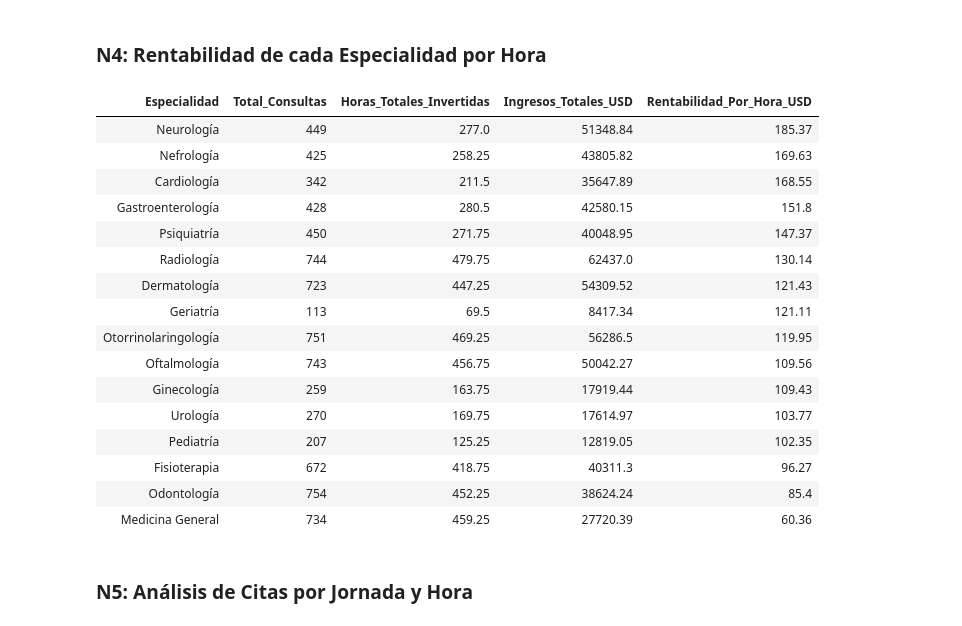
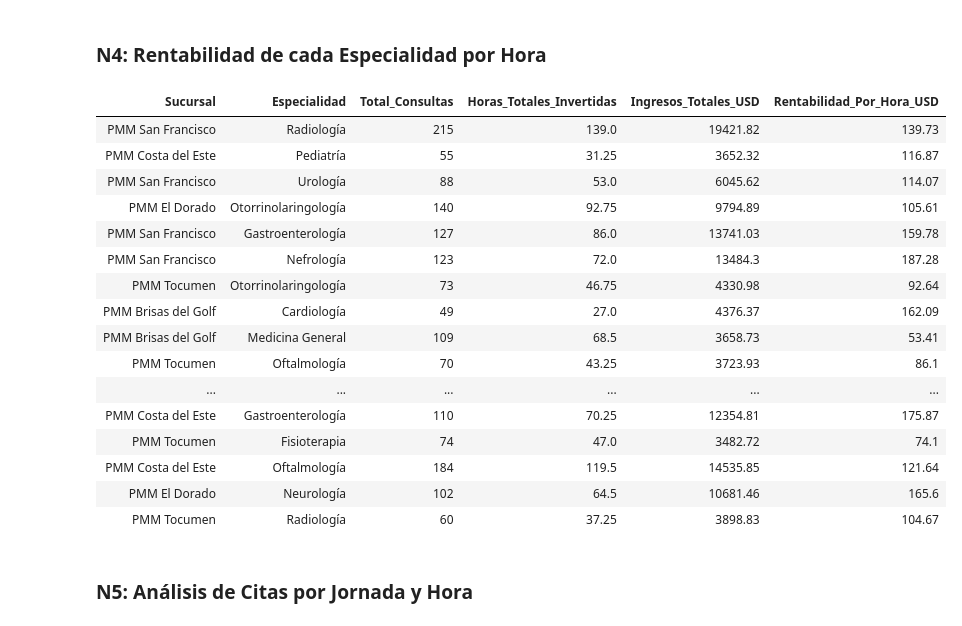
Before and after one commit to Akaru0/Panama-Metropolitan-Medical---Proyecto-Databricks, a Jupyter notebook: 04_analisis_sql.ipynb, the cells around one changed output. Saved outputs shown, nothing was run; the diff lists cells and outputs as text; code cells hidden in the pictures.

```diff
--- a/04_analisis_sql.ipynb
+++ b/04_analisis_sql.ipynb
@@ -90,35 +128,35 @@ SELECT * FROM segmentacion_demografica;
 # %%
 %sql
 CREATE OR REPLACE TABLE rentabilidad_especialidad AS
 SELECT
+    nom_sucursal AS Sucursal,
     especialidad_medica AS Especialidad,
     COUNT(*) AS Total_Consultas,
     ROUND(SUM(mins_cit) / 60, 2) AS Horas_Totales_Invertidas,
     ROUND(SUM(pago_total), 2) AS Ingresos_Totales_USD,
     ROUND(SUM(pago_total) / (SUM(mins_cit) / 60), 2) AS Rentabilidad_Por_Hora_USD
 FROM v_citas_pmm
 WHERE estado_cita = 'Completada'
-GROUP BY especialidad_medica
-ORDER BY Rentabilidad_Por_Hora_USD DESC;
+GROUP BY especialidad_medica, nom_sucursal;
 SELECT * FROM rentabilidad_especialidad;
 # %% [output]
-| Especialidad | Total_Consultas | Horas_Totales_Invertidas | Ingresos_Totales_USD | Rentabilidad_Por_Hora_USD |
-| Neurología | 449 | 277.0 | 51348.84 | 185.37 |
-| Nefrología | 425 | 258.25 | 43805.82 | 169.63 |
-| Cardiología | 342 | 211.5 | 35647.89 | 168.55 |
-| Gastroenterología | 428 | 280.5 | 42580.15 | 151.8 |
-| Psiquiatría | 450 | 271.75 | 40048.95 | 147.37 |
-| Radiología | 744 | 479.75 | 62437.0 | 130.14 |
-| Dermatología | 723 | 447.25 | 54309.52 | 121.43 |
-| Geriatría | 113 | 69.5 | 8417.34 | 121.11 |
-| Otorrinolaringología | 751 | 469.25 | 56286.5 | 119.95 |
-| Oftalmología | 743 | 456.75 | 50042.27 | 109.56 |
-| Ginecología | 259 | 163.75 | 17919.44 | 109.43 |
-| Urología | 270 | 169.75 | 17614.97 | 103.77 |
-| Pediatría | 207 | 125.25 | 12819.05 | 102.35 |
-| Fisioterapia | 672 | 418.75 | 40311.3 | 96.27 |
-| Odontología | 754 | 452.25 | 38624.24 | 85.4 |
-| Medicina General | 734 | 459.25 | 27720.39 | 60.36 |
+| Sucursal | Especialidad | Total_Consultas | Horas_Totales_Invertidas | Ingresos_Totales_USD | Rentabilidad_Por_Hora_USD |
+| PMM San Francisco | Radiología | 215 | 139.0 | 19421.82 | 139.73 |
+| PMM Costa del Este | Pediatría | 55 | 31.25 | 3652.32 | 116.87 |
+| PMM San Francisco | Urología | 88 | 53.0 | 6045.62 | 114.07 |
+| PMM El Dorado | Otorrinolaringología | 140 | 92.75 | 9794.89 | 105.61 |
+| PMM San Francisco | Gastroenterología | 127 | 86.0 | 13741.03 | 159.78 |
+| PMM San Francisco | Nefrología | 123 | 72.0 | 13484.3 | 187.28 |
+| PMM Tocumen | Otorrinolaringología | 73 | 46.75 | 4330.98 | 92.64 |
+| PMM Brisas del Golf | Cardiología | 49 | 27.0 | 4376.37 | 162.09 |
+| PMM Brisas del Golf | Medicina General | 109 | 68.5 | 3658.73 | 53.41 |
+| PMM Tocumen | Oftalmología | 70 | 43.25 | 3723.93 | 86.1 |
+| ... | ... | ... | ... | ... | ... |
+| PMM Costa del Este | Gastroenterología | 110 | 70.25 | 12354.81 | 175.87 |
+| PMM Tocumen | Fisioterapia | 74 | 47.0 | 3482.72 | 74.1 |
+| PMM Costa del Este | Oftalmología | 184 | 119.5 | 14535.85 | 121.64 |
+| PMM El Dorado | Neurología | 102 | 64.5 | 10681.46 | 165.6 |
+| PMM Tocumen | Radiología | 60 | 37.25 | 3898.83 | 104.67 |
 # %% [markdown]
 ### N5: Análisis de Citas por Jornada y Hora
 # %%
```
Also changed, not shown: parts of 5 cells of this notebook, 1 other file.
